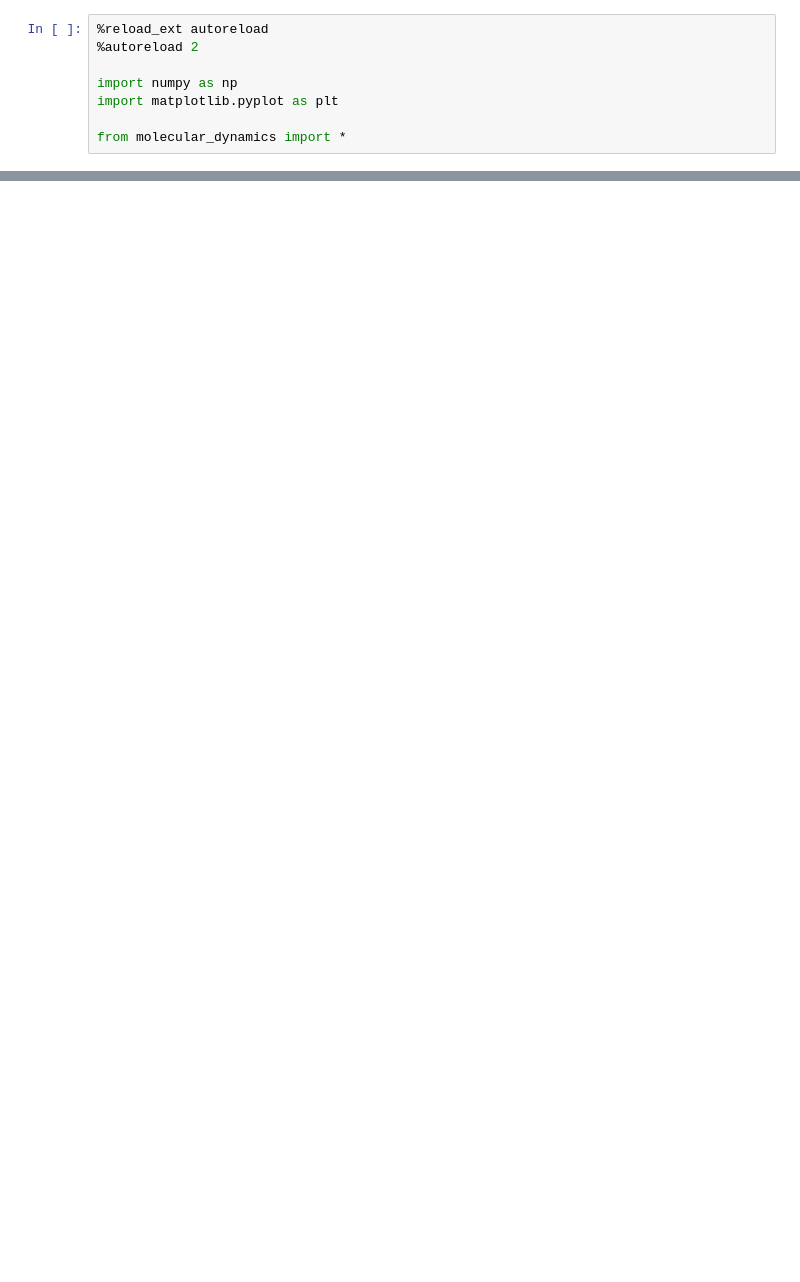
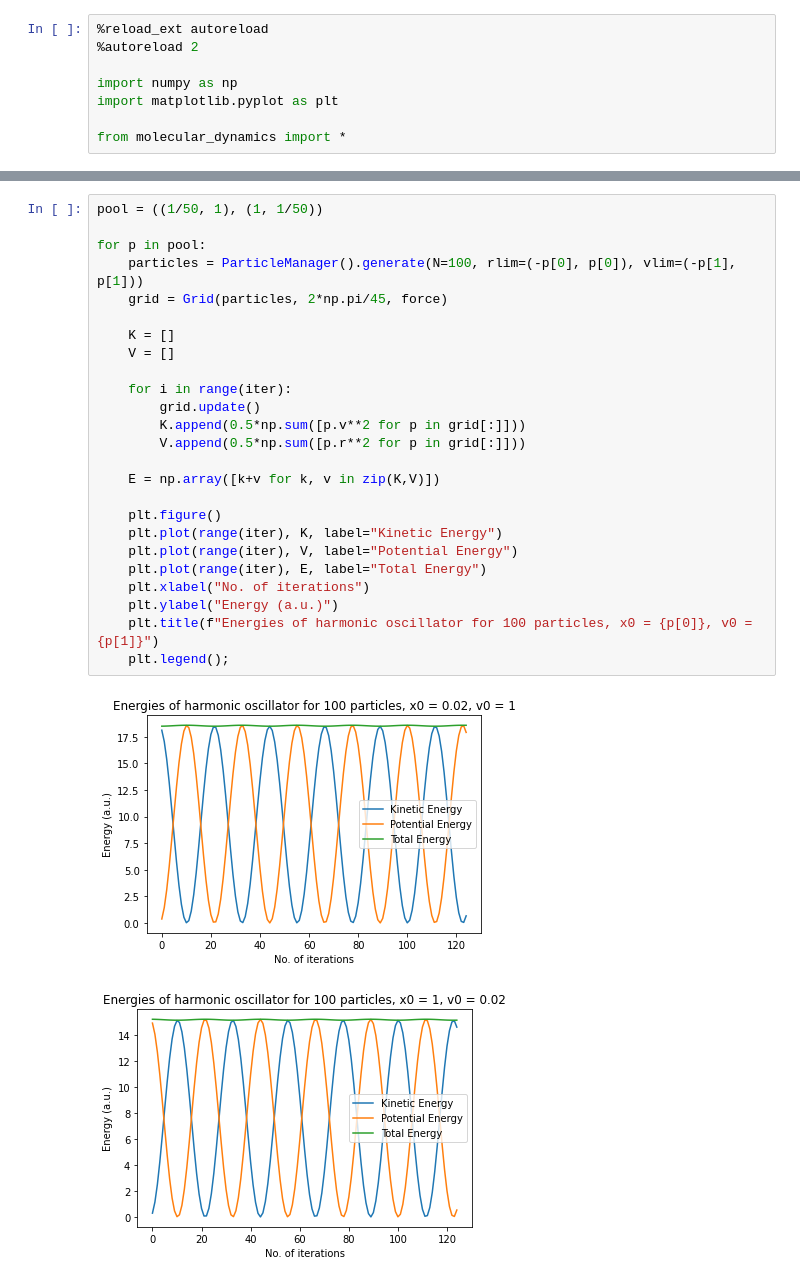
Before and after one commit to KevoSoftworks/computational_physics, a Jupyter notebook: 4_molecular_dynamics/molecular_dynamics.ipynb, the cells around one changed output, grey strips where cells are left out. Cells and saved outputs as stored; diff of their text form; blank space fills up the shorter version.

Commit message:
Add Force class, implement exercise 1

```diff
--- a/4_molecular_dynamics/molecular_dynamics.ipynb
+++ b/4_molecular_dynamics/molecular_dynamics.ipynb
@@ -8,0 +103,28 @@ from molecular_dynamics import *
+# %%
+pool = ((1/50, 1), (1, 1/50))
+
+for p in pool:
+    particles = ParticleManager().generate(N=100, rlim=(-p[0], p[0]), vlim=(-p[1], p[1]))
+    grid = Grid(particles, 2*np.pi/45, force)
+
+    K = []
+    V = []
+
+    for i in range(iter):
+        grid.update()
+        K.append(0.5*np.sum([p.v**2 for p in grid[:]]))
+        V.append(0.5*np.sum([p.r**2 for p in grid[:]]))
+
+    E = np.array([k+v for k, v in zip(K,V)])
+
+    plt.figure()
+    plt.plot(range(iter), K, label="Kinetic Energy")
+    plt.plot(range(iter), V, label="Potential Energy")
+    plt.plot(range(iter), E, label="Total Energy")
+    plt.xlabel("No. of iterations")
+    plt.ylabel("Energy (a.u.)")
+    plt.title(f"Energies of harmonic oscillator for 100 particles, x0 = {p[0]}, v0 = {p[1]}")
+    plt.legend();
+# %% [output]
+[figure, added]
+[figure, added]
```
Also changed, not shown: parts of 15 cells of this notebook, 1 other file.
